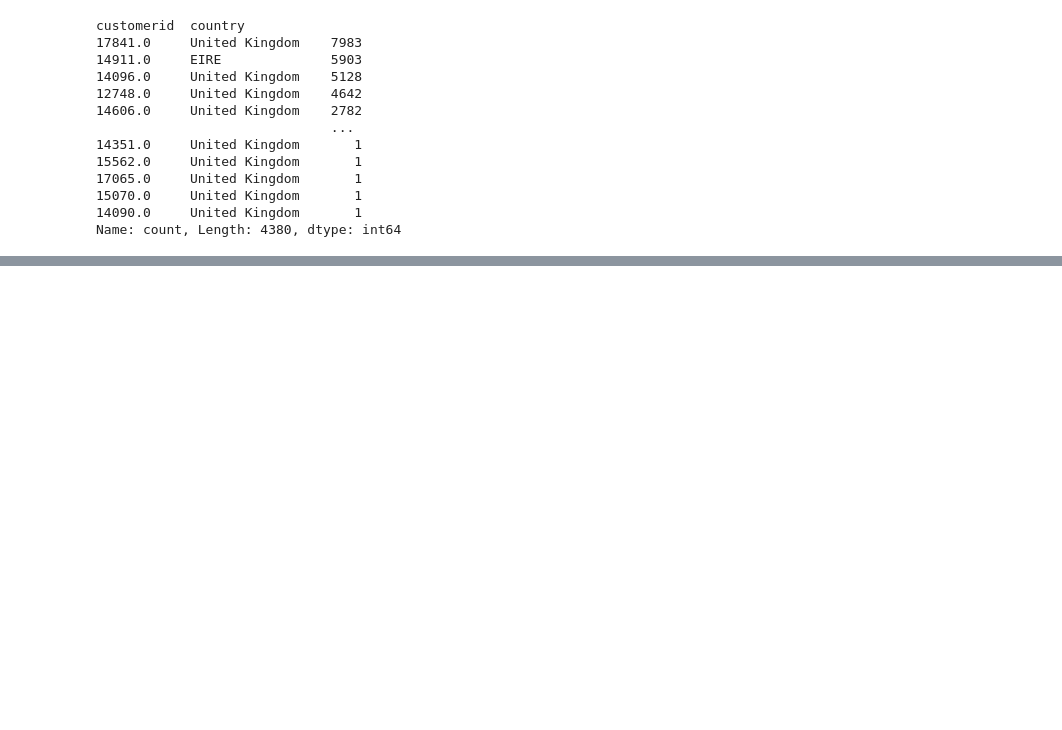
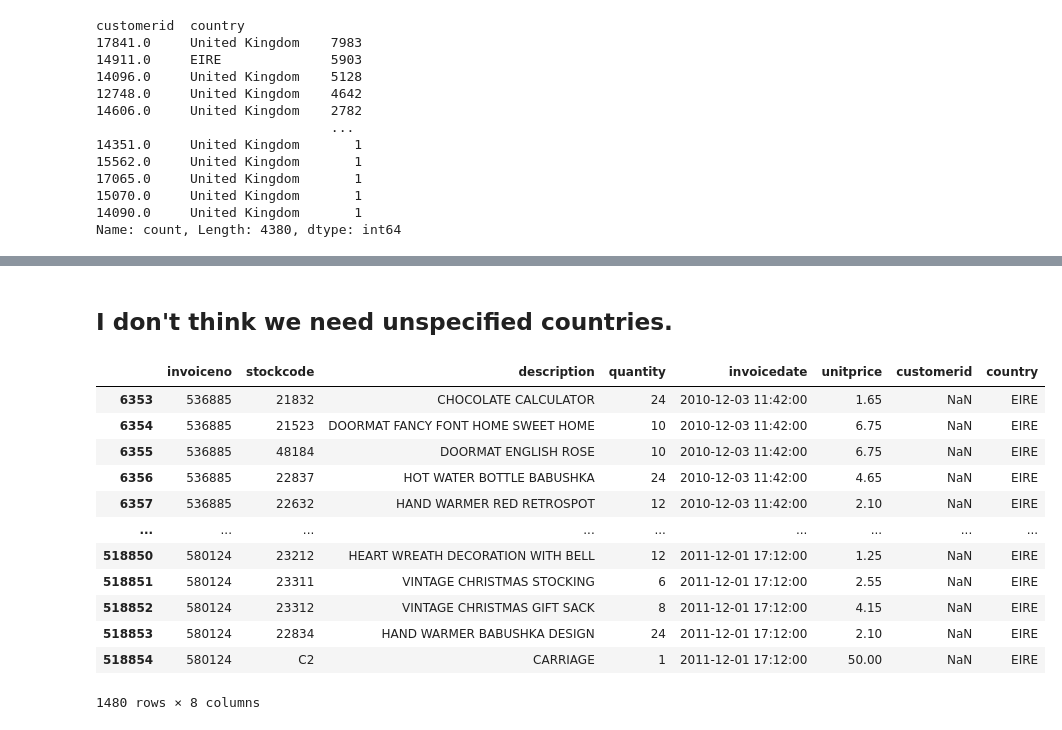
Before and after one commit to Marc-Aradillas/customer-segmentation-project, a Jupyter notebook: prep.ipynb, the cells around one changed output, grey strips where cells are left out. Drawn from its saved outputs; the diff is of its cells as text; code cells hidden in the pictures; blank space fills up the shorter version.

```diff
--- a/prep.ipynb
+++ b/prep.ipynb
@@ -63,3 +63,5 @@ rows_with_null
 | 541539 | 581498 | 85174 | S/4 CACTI CANDLES | 1 | 2011-12-09 10:26:00 | 10.79 | NaN | United Kingdom |
 | 541540 | 581498 | DOT | DOTCOM POSTAGE | 1 | 2011-12-09 10:26:00 | 1714.17 | NaN | United Kingdom |
 135080 rows × 8 columns
+# %%
+columns_with_nulls = df.columns[df.isna().any(axis=0)]
@@ -65,0 +72,6 @@ rows_with_null
+# %%
+# Select rows where any of the specified columns have null values
+rows_with_nulls = df[df[columns_with_nulls].isnull().any(axis=1)]
+
+print("Rows with null values in specified columns:")
+rows_with_nulls
@@ -111,0 +214,19 @@ TypeError: Horizontal orientation requires numeric `x` variable.
+# %% [markdown]
+## I don't think we need unspecified countries.
+# %%
+rows_nouk_nulls = rows_with_nulls[rows_with_nulls.country != 'United Kingdom']
+rows_nouk_nulls
+# %% [output]
+|  | invoiceno | stockcode | description | quantity | invoicedate | unitprice | customerid | country |
+| 6353 | 536885 | 21832 | CHOCOLATE CALCULATOR | 24 | 2010-12-03 11:42:00 | 1.65 | NaN | EIRE |
+| 6354 | 536885 | 21523 | DOORMAT FANCY FONT HOME SWEET HOME | 10 | 2010-12-03 11:42:00 | 6.75 | NaN | EIRE |
+| 6355 | 536885 | 48184 | DOORMAT ENGLISH ROSE | 10 | 2010-12-03 11:42:00 | 6.75 | NaN | EIRE |
+| 6356 | 536885 | 22837 | HOT WATER BOTTLE BABUSHKA | 24 | 2010-12-03 11:42:00 | 4.65 | NaN | EIRE |
+| 6357 | 536885 | 22632 | HAND WARMER RED RETROSPOT | 12 | 2010-12-03 11:42:00 | 2.10 | NaN | EIRE |
+| ... | ... | ... | ... | ... | ... | ... | ... | ... |
+| 518850 | 580124 | 23212 | HEART WREATH DECORATION WITH BELL | 12 | 2011-12-01 17:12:00 | 1.25 | NaN | EIRE |
+| 518851 | 580124 | 23311 | VINTAGE CHRISTMAS STOCKING | 6 | 2011-12-01 17:12:00 | 2.55 | NaN | EIRE |
+| 518852 | 580124 | 23312 | VINTAGE CHRISTMAS GIFT SACK | 8 | 2011-12-01 17:12:00 | 4.15 | NaN | EIRE |
+| 518853 | 580124 | 22834 | HAND WARMER BABUSHKA DESIGN | 24 | 2011-12-01 17:12:00 | 2.10 | NaN | EIRE |
+| 518854 | 580124 | C2 | CARRIAGE | 1 | 2011-12-01 17:12:00 | 50.00 | NaN | EIRE |
+1480 rows × 8 columns
```
Also changed, not shown: parts of 25 cells of this notebook, 1 other file.
